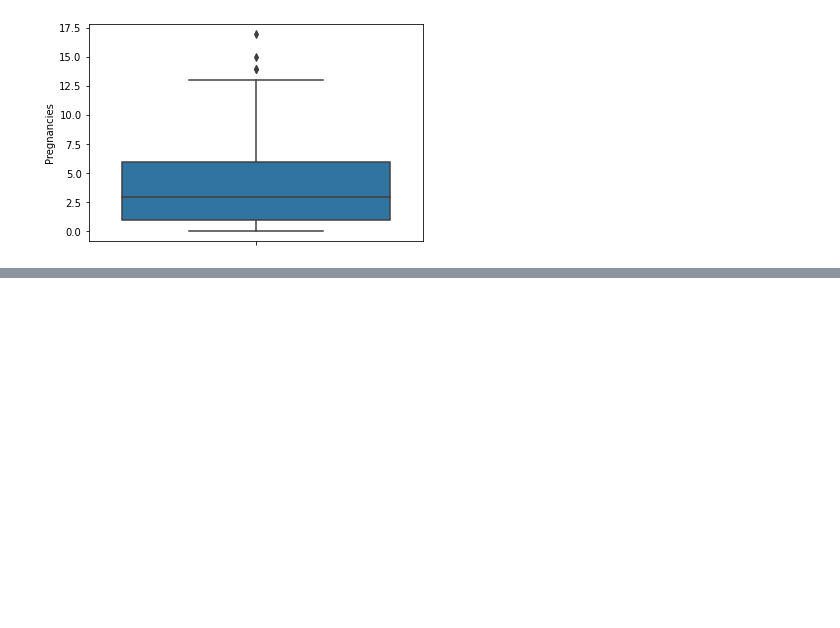
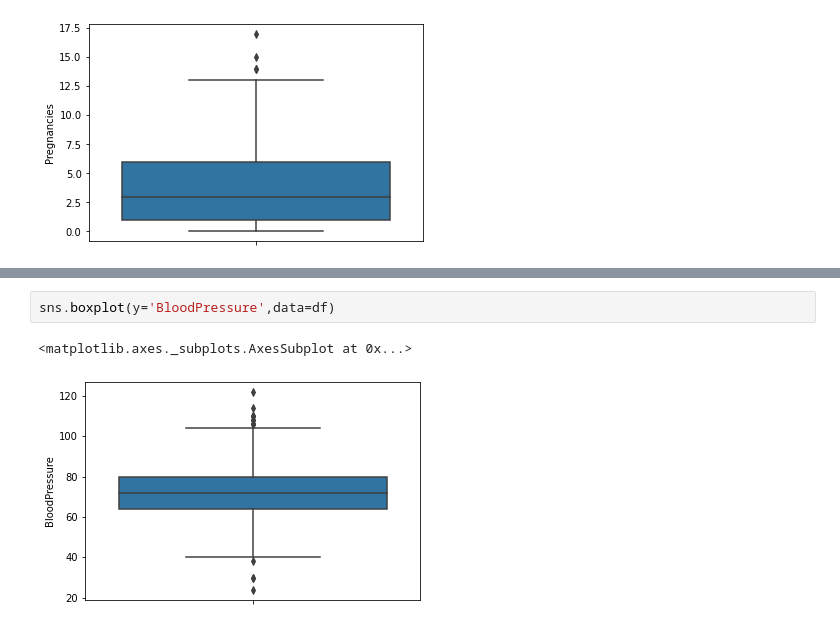
Before and after one commit to w1767/w1767, a Jupyter notebook: Machine_Learn_methods_enseble.ipynb, the cells around one changed output, grey strips where cells are left out. Cells and saved outputs as stored; diff of their text form; blank space fills up the shorter version.

```diff
--- a/Machine_Learn_methods_enseble.ipynb
+++ b/Machine_Learn_methods_enseble.ipynb
@@ -207,0 +213,5 @@ sns.boxplot(y='Pregnancies', data=df, showfliers = True)
+# %%
+sns.boxplot(y='BloodPressure',data=df)
+# %% [output]
+<matplotlib.axes._subplots.AxesSubplot at 0x...>
+[figure, added]
```
Also changed, not shown: parts of 115 cells of this notebook.
